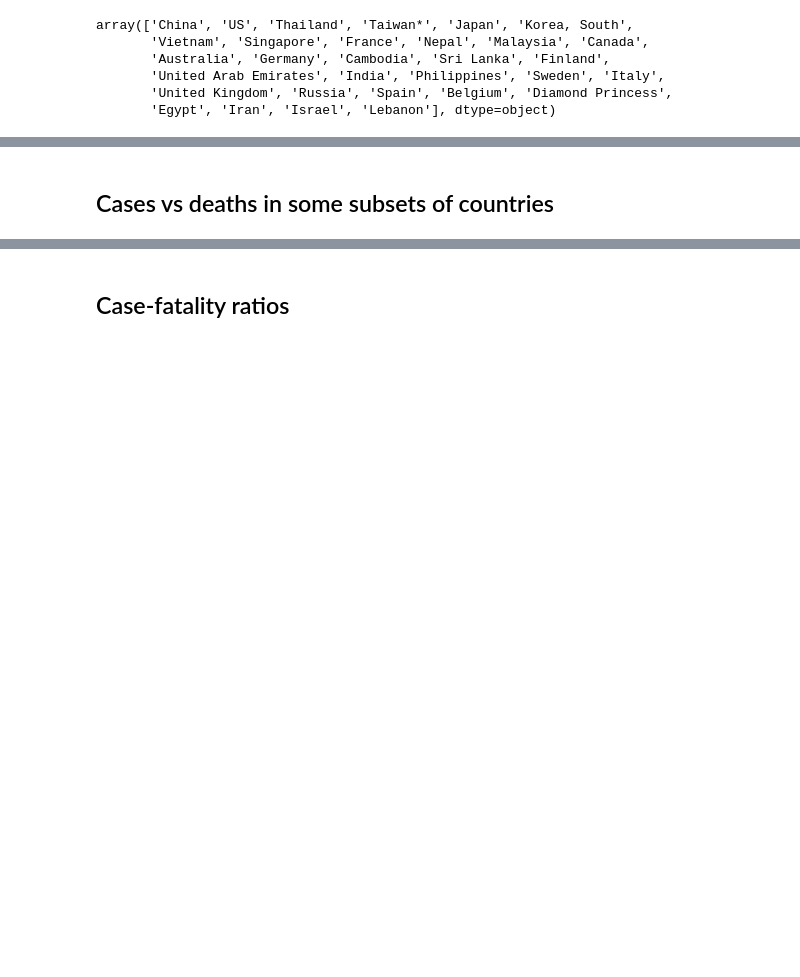
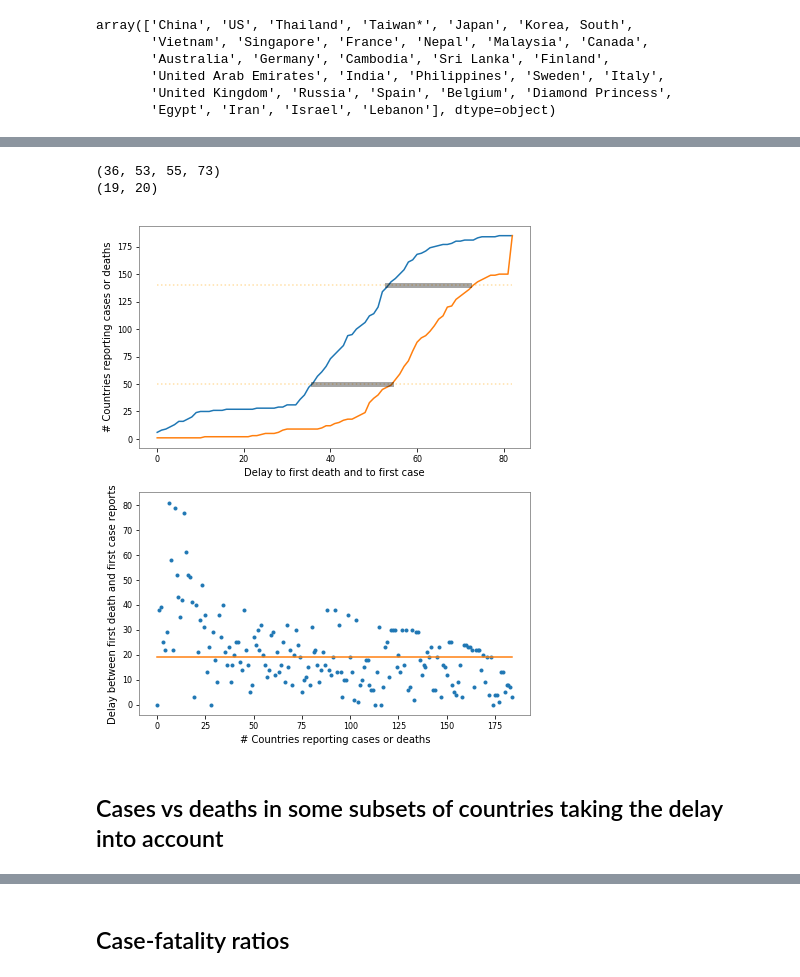
Before and after one commit to scab-unam/dam_COVID-19, a Jupyter notebook: tsam_Covid19_JHU_cfr_Jan2020-.ipynb, the cells around one changed output, grey strips where cells are left out. Drawn from its saved outputs; the diff is of its cells as text; code cells hidden in the pictures; blank space fills up the shorter version.

```diff
--- a/tsam_Covid19_JHU_cfr_Jan2020-.ipynb
+++ b/tsam_Covid19_JHU_cfr_Jan2020-.ipynb
@@ -280,0 +282,6 @@ The delays between the first recovery and the first case reported within a singl
+# %%
+qs = np.arange(0,1,0.01)
+delaysCF = np.quantile(siD-siC,qs)
+print(delaysCF)
+medianDCdelay =np.median(siD-siC)
+print('The median delay between first deadh and first case is %d days'%medianDCdelay)
@@ -281,5 +299,46 @@ The delays between the first recovery and the first case reported within a singl
+# %%
+#
+a = 50; b = 140
+cumC=casesCountriesByDate.cumsum()
+cumD=deathsCountriesByDate.cumsum()
+ia_cumC = np.where(cumC>a)[0].min()
+ia_cumD = np.where(cumD>a)[0].min()
+ib_cumC = np.where(cumC<=b)[0].max()
+ib_cumD = np.where(cumD<=b)[0].max()
+bb=ib_cumD-ib_cumC
+aa=ia_cumD-ia_cumC
+print(ia_cumC,ib_cumC,ia_cumD,ib_cumD)
+fRepDelay= gr.figure(figsize=(7,9)); gr.ioff()
+rows=2; cols=1
+ax=fRepDelay.add_subplot(rows,cols,1);
+bx=fRepDelay.add_subplot(rows,cols,2);
+days = np.arange(nDays)
+cc = np.arange(nCountries)
+ticks= np.arange(0,nDays,7)
+bx.plot(cc, siD-siC, '.', label='#case-death ')
+bx.plot(cc,medianDCdelay*np.ones(nCountries),label=r'%d days'%medianDCdelay)
+ax.plot(days,cumC,label='Cases')
+ax.plot(days,cumD, label='Deaths')
+ax.plot(days,a*np.ones(nDays),':',color='orange',alpha=0.35,label='Cases')
+ax.plot(days,b*np.ones(nDays),':',color='orange',alpha=0.35,label='Cases')
+ax.plot( days[ib_cumC:ib_cumD], b*np.ones(bb),'k',lw=5,alpha=0.35,label='Cases')
+ax.plot( days[ia_cumC:ia_cumD], a*np.ones(aa),'k',lw=5,alpha=0.35,label='Cases')
+str2='# Countries reporting cases or deaths'
+str1='Delay between first death and first case reports'
+bx.set_ylabel(str1)
+ax.set_xlabel(r'''Delay to first death and to first case''')
+ax.set_ylabel(str2)
+bx.set_xlabel(str2)
+gr.ion(); gr.draw()
+fRepDelay.savefig('./tsam_Covid19_figures/tsam_Covid19_JHU_delays_caseDeaths.png')
+q= np.arange(0,1.00001,0.01)
+print(aa,bb)
+# %% [output]
+(36, 53, 55, 73)
+(19, 20)
+[figure, added]
 # %% [markdown]
-## Cases vs deaths in some subsets of countries
+## Cases vs deaths in some subsets of countries taking the delay into account
 # %%
 # -------------------
 # Search regions to illustrate the case-fatality ratios
```
Also changed, not shown: parts of 39 cells of this notebook, 2 other files.
